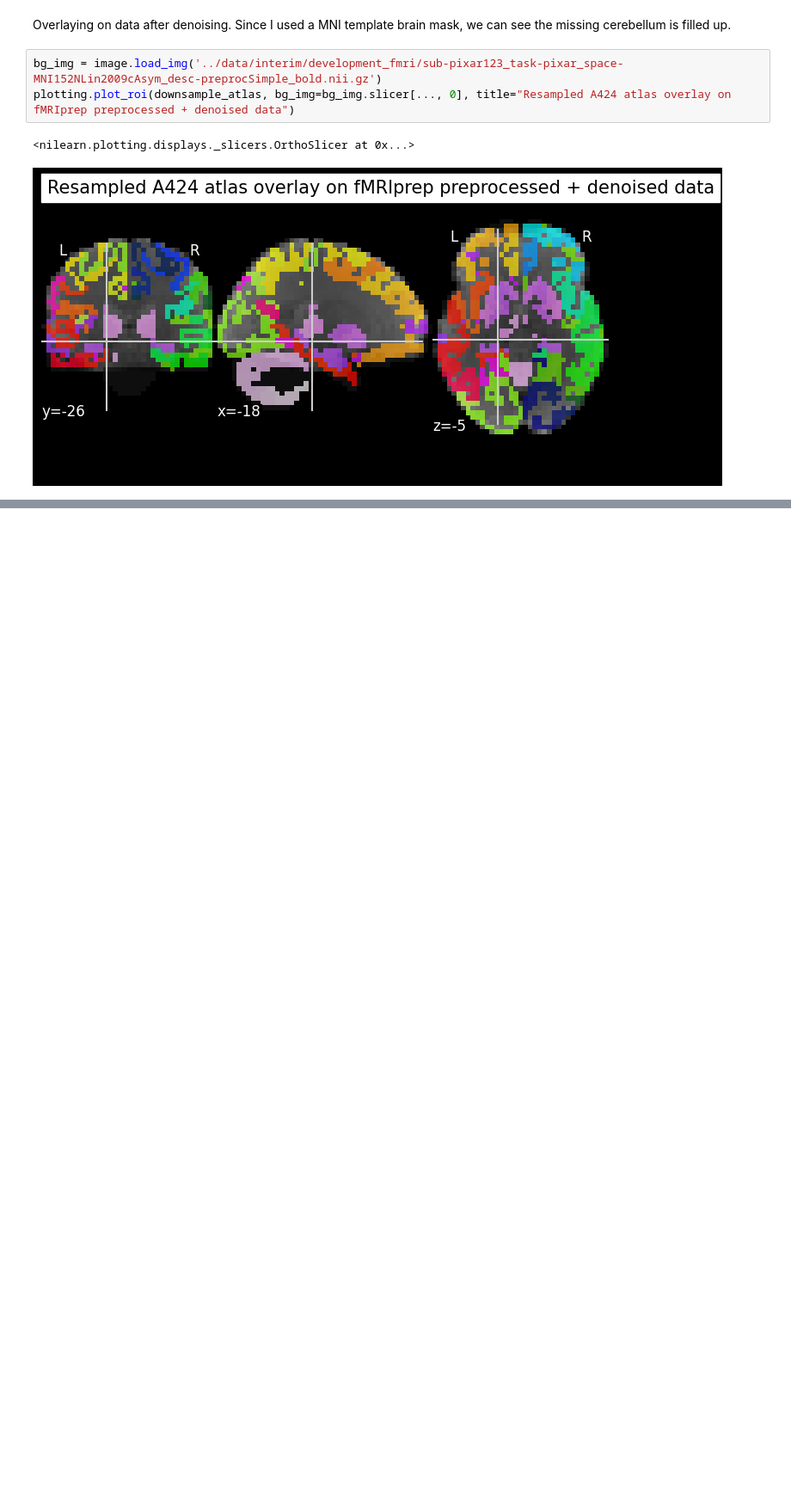
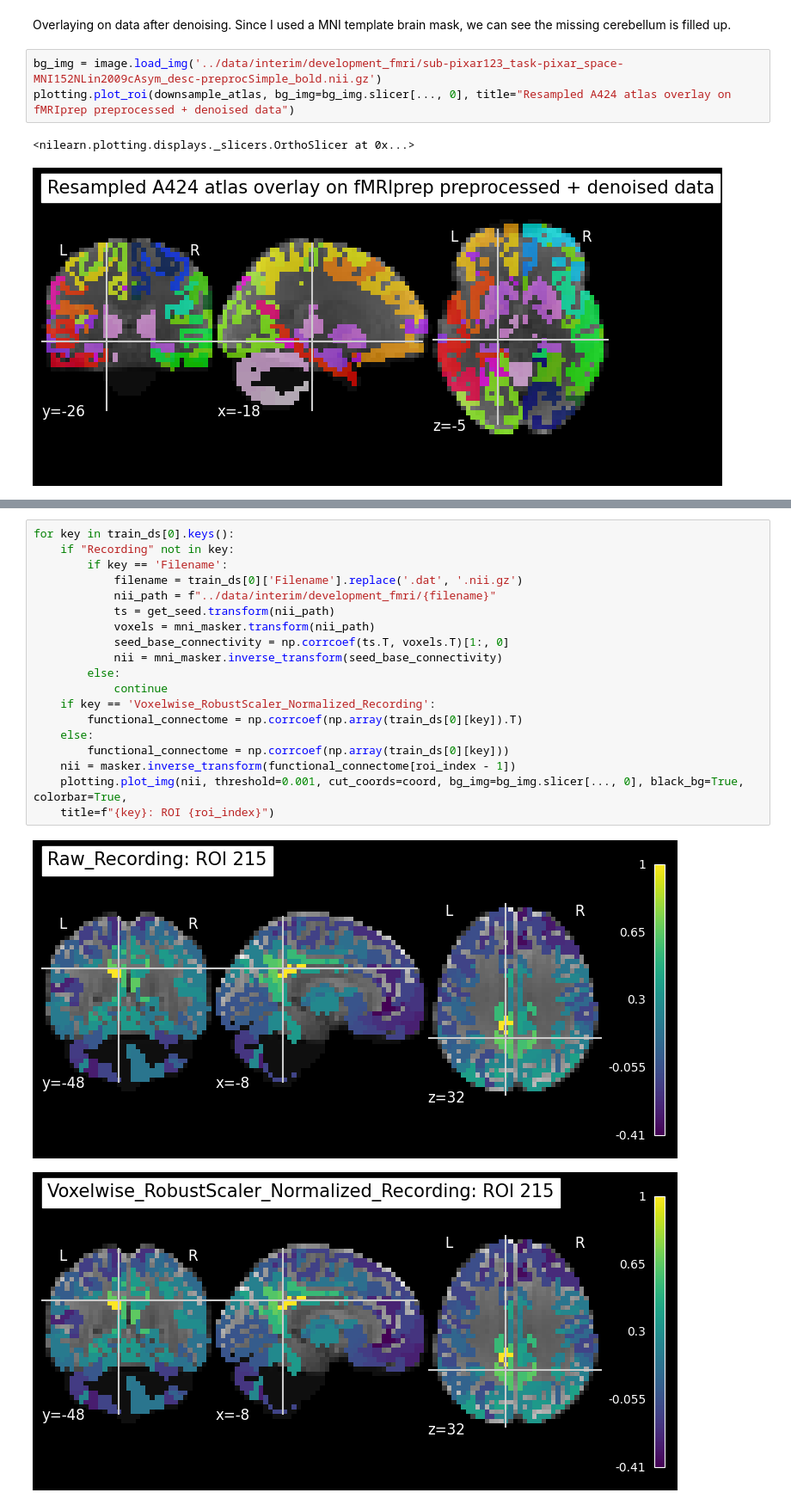
Before and after one commit to htwangtw/hfplayground, a Jupyter notebook: notebooks/inspect_atlas.ipynb, the cells around one changed output, grey strips where cells are left out. Shown: that part at 86% size. Cells and saved outputs as stored; diff of their text form; blank space fills up the shorter version.

```diff
--- a/notebooks/inspect_atlas.ipynb
+++ b/notebooks/inspect_atlas.ipynb
@@ -50,0 +117,22 @@ plotting.plot_roi(downsample_atlas, bg_img=bg_img.slicer[..., 0], title="Resampl
+# %%
+for key in train_ds[0].keys():
+    if "Recording" not in key:
+        if key == 'Filename':
+            filename = train_ds[0]['Filename'].replace('.dat', '.nii.gz')
+            nii_path = f"../data/interim/development_fmri/{filename}"
+            ts = get_seed.transform(nii_path)
+            voxels = mni_masker.transform(nii_path)
+            seed_base_connectivity = np.corrcoef(ts.T, voxels.T)[1:, 0]
+            nii = mni_masker.inverse_transform(seed_base_connectivity)
+        else:
+            continue
+    if key == 'Voxelwise_RobustScaler_Normalized_Recording':
+        functional_connectome = np.corrcoef(np.array(train_ds[0][key]).T)
+    else:
+        functional_connectome = np.corrcoef(np.array(train_ds[0][key]))
+    nii = masker.inverse_transform(functional_connectome[roi_index - 1])
+    plotting.plot_img(nii, threshold=0.001, cut_coords=coord, bg_img=bg_img.slicer[..., 0], black_bg=True, colorbar=True,
+    title=f"{key}: ROI {roi_index}")
+# %% [output]
+[figure, added]
+[figure, added]
```
Also changed, not shown: parts of 11 cells of this notebook, 2 other files.
